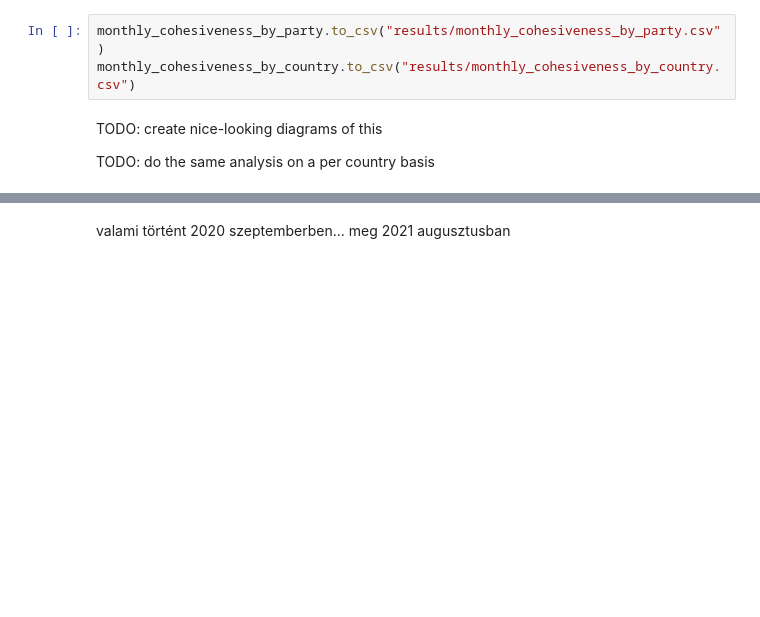
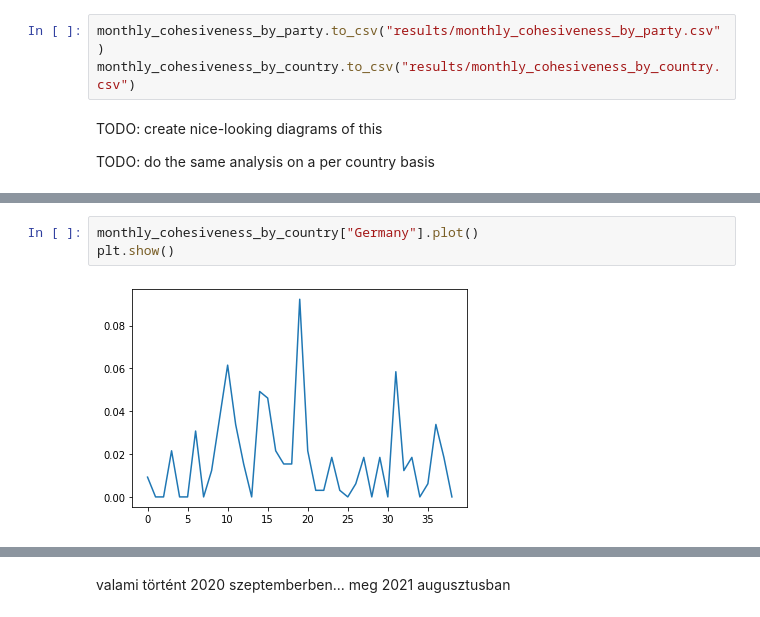
Before and after one commit to maritsm/temalabor-2023, a Jupyter notebook: cohesiveness2.ipynb, the cells around one changed output, grey strips where cells are left out. Cells and saved outputs as stored; diff of their text form; blank space fills up the shorter version.

```diff
--- a/cohesiveness2.ipynb
+++ b/cohesiveness2.ipynb
@@ -109,0 +121,5 @@ plt.show()
+# %%
+monthly_cohesiveness_by_country["Germany"].plot()
+plt.show()
+# %% [output]
+[figure, added]
```
Also changed, not shown: parts of 13 cells of this notebook, 1 other file.
